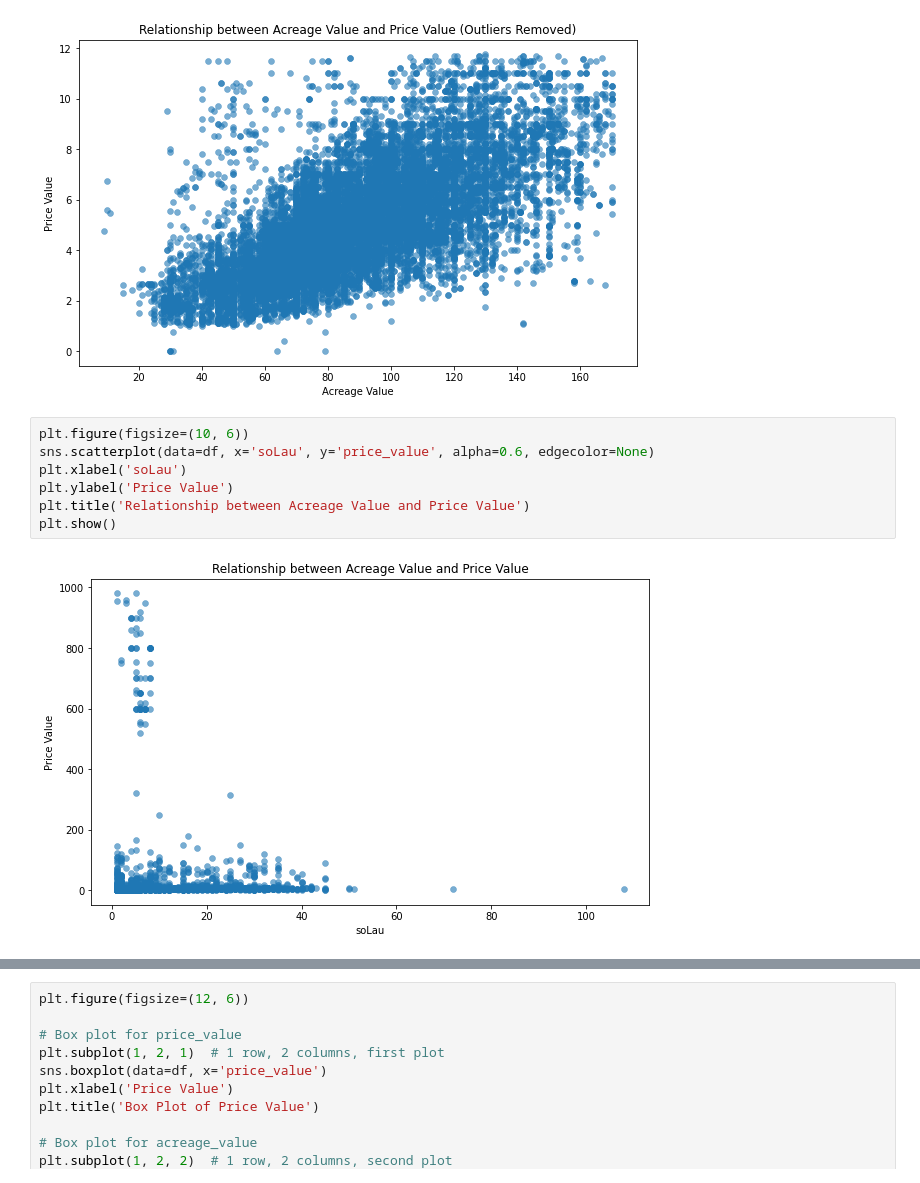
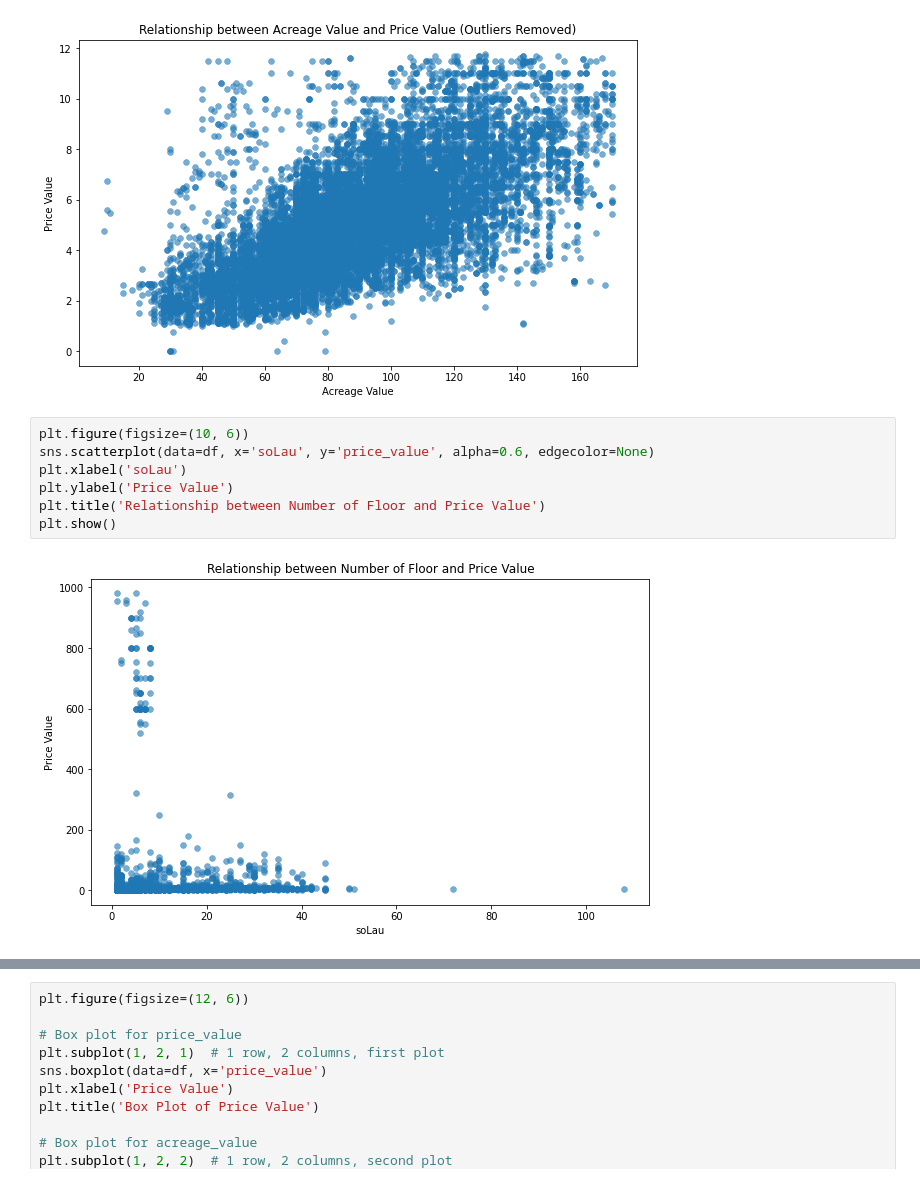
Before and after one commit to NTHuyne/apartment-price-prediction, a Jupyter notebook: src/data_exploratory/eda.ipynb, the cells around one changed output, grey strips where cells are left out. Drawn from its saved outputs; the diff is of its cells as text.

```diff
--- a/src/data_exploratory/eda.ipynb
+++ b/src/data_exploratory/eda.ipynb
@@ -227,12 +227,12 @@ plt.show()
 # %%
 plt.figure(figsize=(10, 6))
 sns.scatterplot(data=df, x='soLau', y='price_value', alpha=0.6, edgecolor=None)
 plt.xlabel('soLau')
 plt.ylabel('Price Value')
-plt.title('Relationship between Acreage Value and Price Value')
+plt.title('Relationship between Number of Floor and Price Value')
 plt.show()
 # %% [output]
-[figure, old version]
+[figure, new version]
 # %%
 df_clean = df.dropna(subset=['price_value', 'acreage_value'])
 
```
Also changed, not shown: parts of 36 cells of this notebook, 1 other file.
